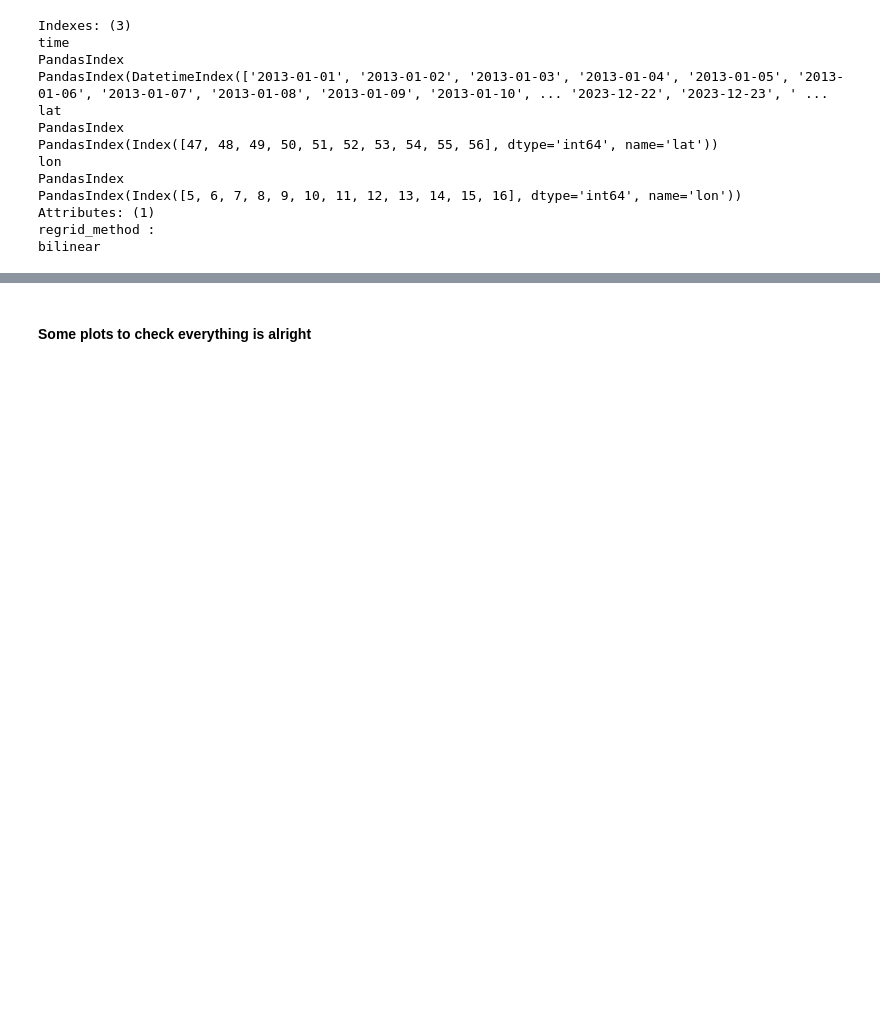
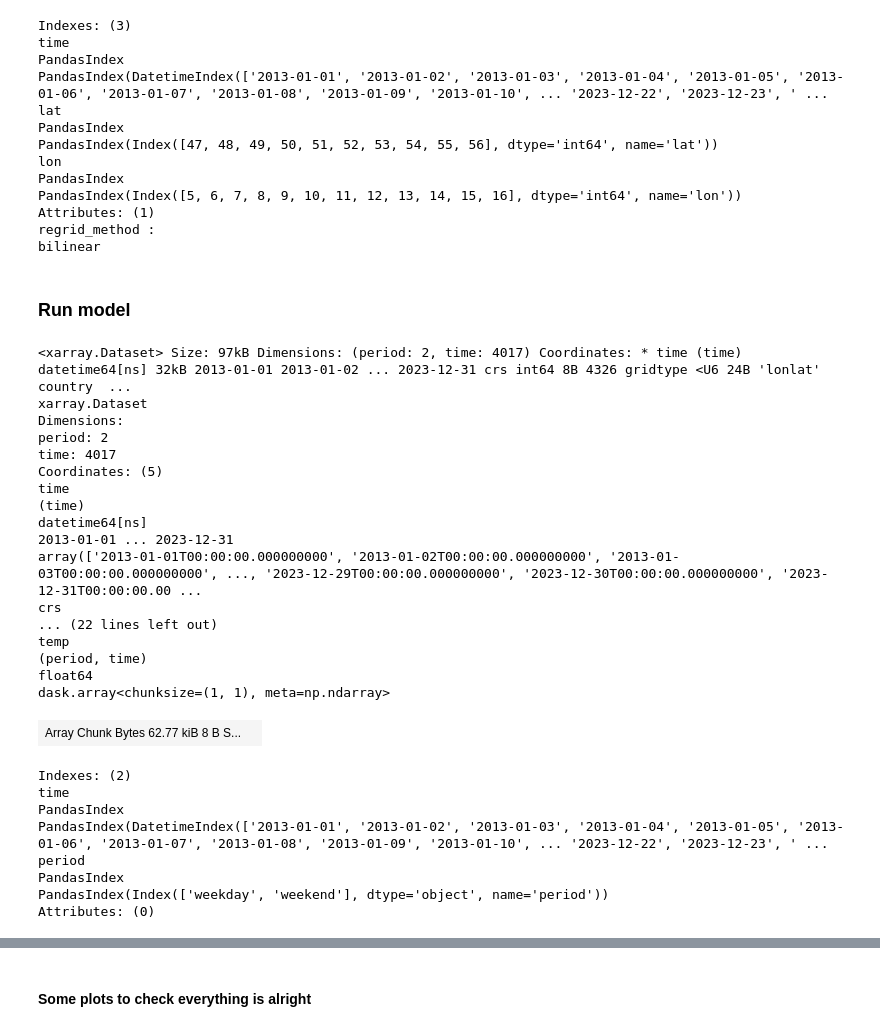
Before and after one commit to O-Nennecke/RL_2026_paper, a Jupyter notebook: SEM application_ERA5.ipynb, the cells around one changed output, grey strips where cells are left out. Saved outputs shown, nothing was run; the diff lists cells and outputs as text; code cells hidden in the pictures; blank space fills up the shorter version.

```diff
--- a/SEM application_ERA5.ipynb
+++ b/SEM application_ERA5.ipynb
@@ -363,3 +373,5 @@ PandasIndex(Index([5, 6, 7, 8, 9, 10, 11, 12, 13, 14, 15, 16], dtype='int64', na
 Attributes: (1)
 regrid_method :
 bilinear
+# %% [markdown]
+### Run model
@@ -365,0 +412,38 @@ bilinear
+# %%
+ds_weighted_temp_w = xr.concat(
+    [
+        ds_weighted_temp.where(ds_weighted_temp["time.dayofweek"] < 5, drop=True),
+        ds_weighted_temp.where(ds_weighted_temp["time.dayofweek"] >= 5, drop=True),
+    ],
+    "period",
+)
+
+ds_weighted_temp_w["period"] = ["weekday", "weekend"]
+ds_weighted_temp_w.load()
+# %% [output]
+<xarray.Dataset> Size: 97kB Dimensions: (period: 2, time: 4017) Coordinates: * time (time) datetime64[ns] 32kB 2013-01-01 2013-01-02 ... 2023-12-31 crs int64 8B 4326 gridtype <U6 24B 'lonlat' country  ...
+xarray.Dataset
+Dimensions:
+period: 2
+time: 4017
+Coordinates: (5)
+time
+(time)
+datetime64[ns]
+2013-01-01 ... 2023-12-31
+array(['2013-01-01T00:00:00.000000000', '2013-01-02T00:00:00.000000000', '2013-01-03T00:00:00.000000000', ..., '2023-12-29T00:00:00.000000000', '2023-12-30T00:00:00.000000000', '2023-12-31T00:00:00.00 ...
+crs
+... (22 lines left out)
+temp
+(period, time)
+float64
+dask.array<chunksize=(1, 1), meta=np.ndarray>
+| Array Chunk Bytes 62.77 kiB 8 B S... |  |
+Indexes: (2)
+time
+PandasIndex
+PandasIndex(DatetimeIndex(['2013-01-01', '2013-01-02', '2013-01-03', '2013-01-04', '2013-01-05', '2013-01-06', '2013-01-07', '2013-01-08', '2013-01-09', '2013-01-10', ... '2023-12-22', '2023-12-23', ' ...
+period
+PandasIndex
+PandasIndex(Index(['weekday', 'weekend'], dtype='object', name='period'))
+Attributes: (0)
```
Also changed, not shown: parts of 13 cells of this notebook, 2 other files.
